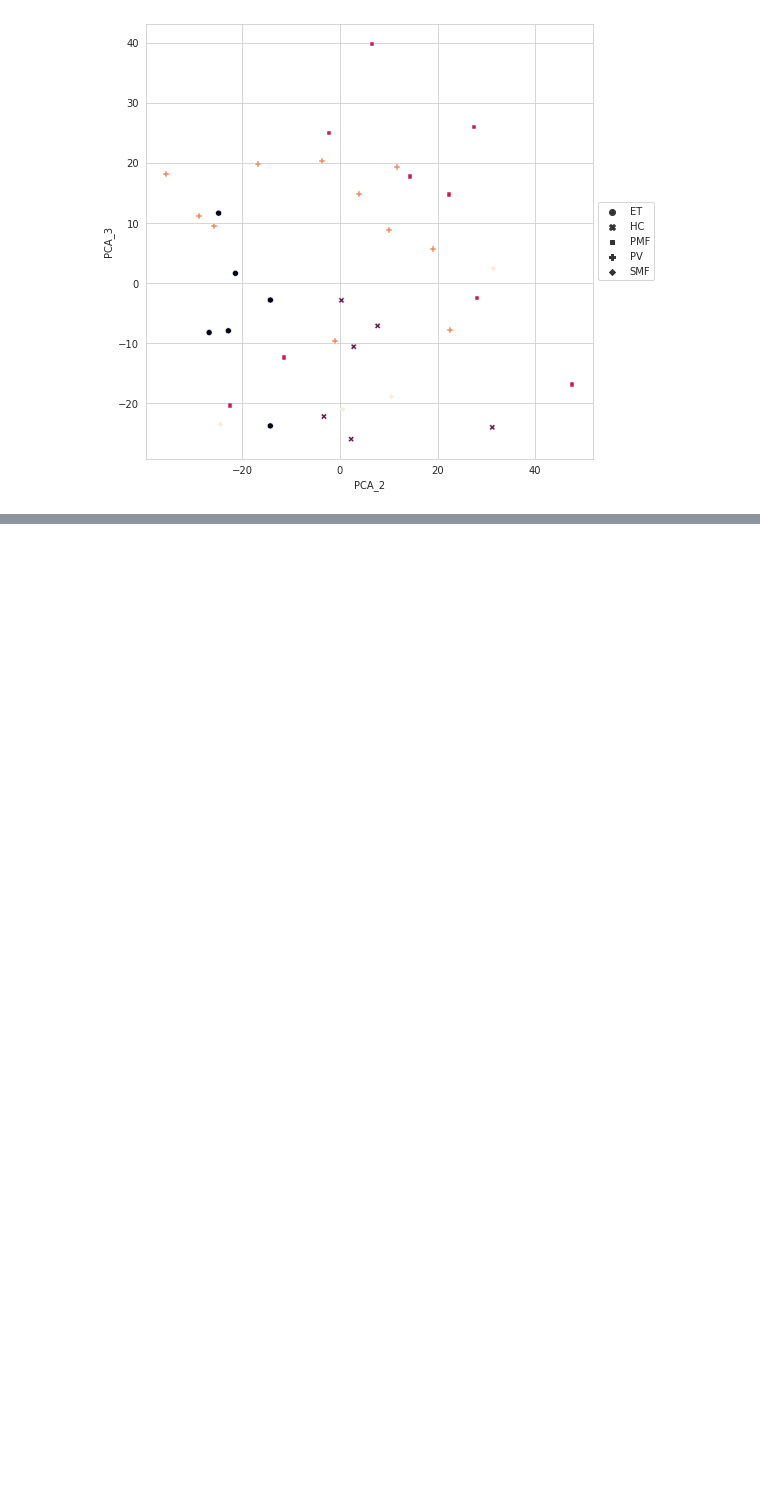
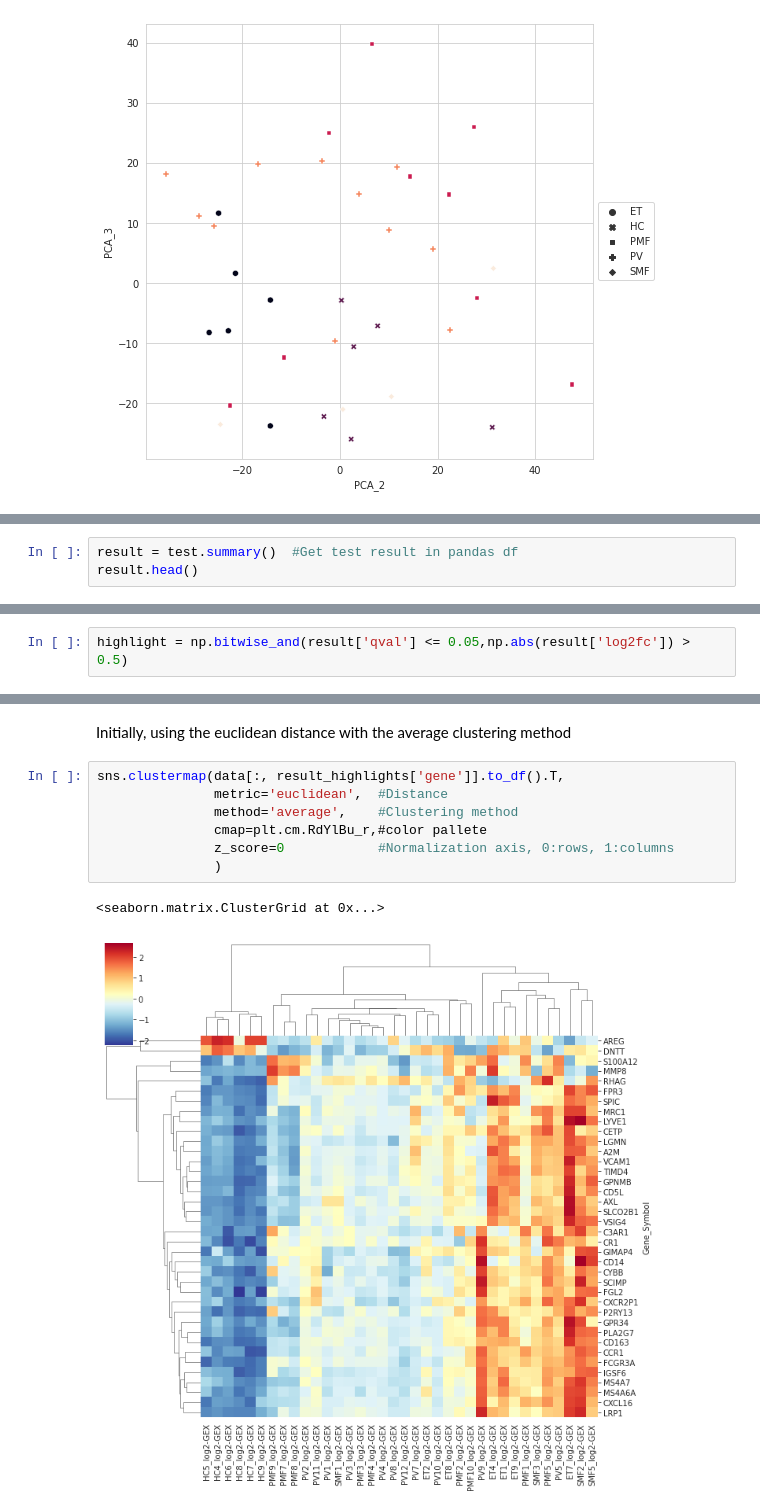
Before and after one commit to SushmitaM1/RNA_Analysis_python, a Jupyter notebook: RNA_expression_analysis_Python3.ipynb, the cells around one changed output, grey strips where cells are left out. Drawn from its saved outputs; the diff is of its cells as text; blank space fills up the shorter version.

```diff
--- a/RNA_expression_analysis_Python3.ipynb
+++ b/RNA_expression_analysis_Python3.ipynb
@@ -288,0 +417,3 @@ plt.show()
+# %%
+result = test.summary()  #Get test result in pandas df
+result.head()
@@ -288,0 +438,2 @@ plt.show()
+# %%
+highlight = np.bitwise_and(result['qval'] <= 0.05,np.abs(result['log2fc']) > 0.5)
@@ -288,0 +469,12 @@ plt.show()
+# %% [markdown]
+Initially, using the euclidean distance with the average clustering method
+# %%
+sns.clustermap(data[:, result_highlights['gene']].to_df().T,
+               metric='euclidean',  #Distance
+               method='average',    #Clustering method
+               cmap=plt.cm.RdYlBu_r,#color pallete
+               z_score=0            #Normalization axis, 0:rows, 1:columns
+               )
+# %% [output]
+<seaborn.matrix.ClusterGrid at 0x...>
+[figure, added]
```
Also changed, not shown: parts of 34 cells of this notebook.
